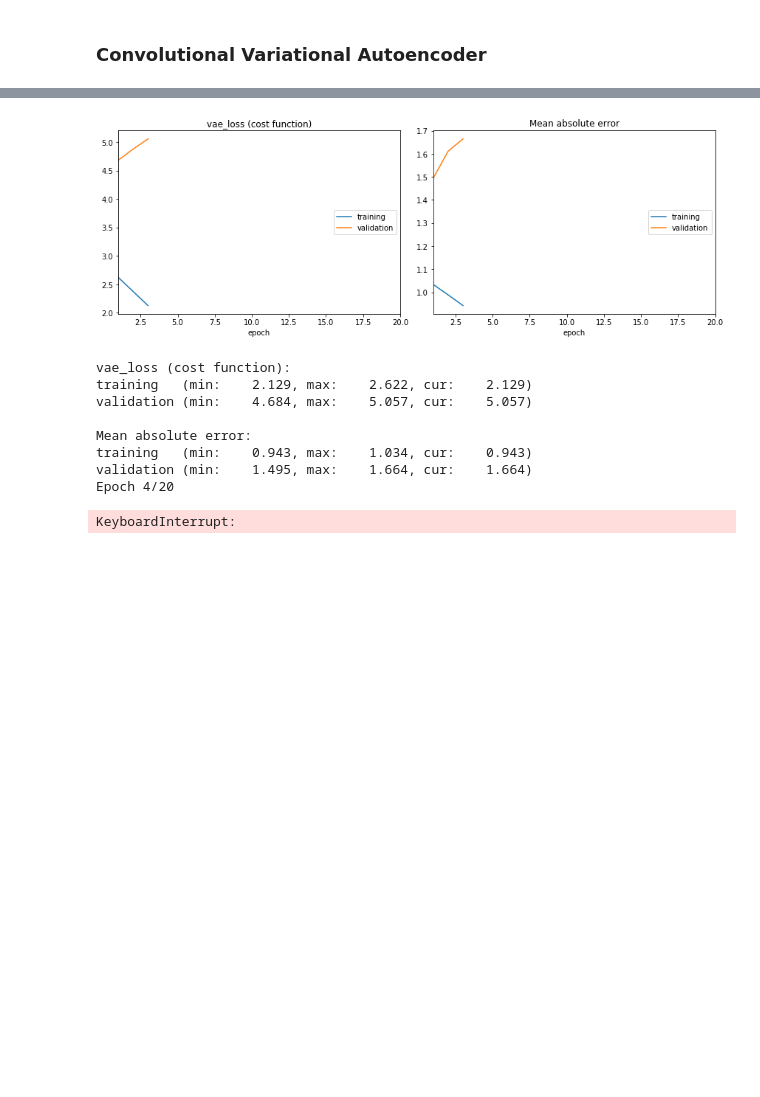
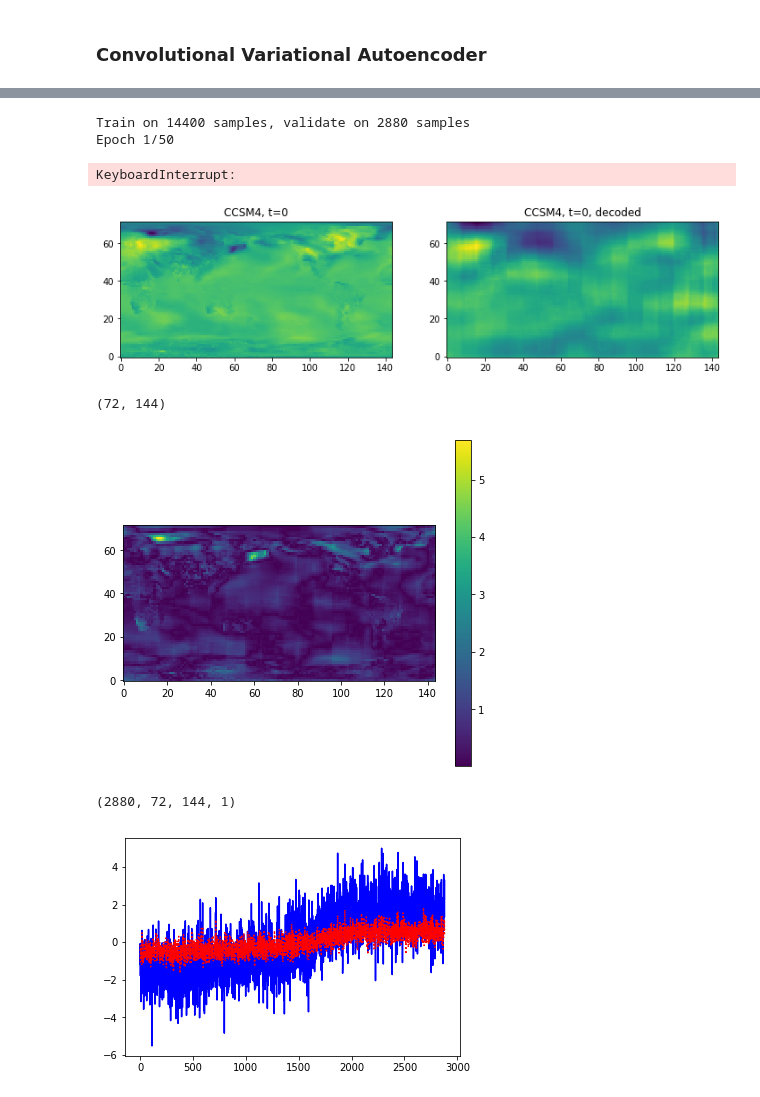
Before and after one commit to bgroenks96/cmip-embeddings, a Jupyter notebook: deep_embeddings.ipynb, the cells around one changed output, grey strips where cells are left out. Saved outputs shown, nothing was run; the diff lists cells and outputs as text; code cells hidden in the pictures; blank space fills up the shorter version.

```diff
--- a/deep_embeddings.ipynb
+++ b/deep_embeddings.ipynb
@@ -353,26 +356,34 @@ KeyboardInterrupt:
 # %% [markdown]
 ### Convolutional Variational Autoencoder
 # %%
-latent_dims = 256
+latent_x, latent_y = 18,36
+latent_dims = latent_x*latent_y
+N_feat_maps = 16
+epsilon_std = 1
 
 input_0 = Input(batch_shape=(None, N_lat, N_lon, 1))
-conv_0 = Conv2D(4, (3,3), activation='relu', padding='same')(BatchNormalization()(input_0))
-conv_1 = Conv2D(4, (3,3), strides=(2,4), activation='relu', padding='same')(BatchNormalization()(conv_0))
-conv_2 = Conv2D(N_chan, (3,3), activation='relu', padding='same')(BatchNormalization()(conv_1))
-
-epsilon_std = 1
-z_mean = Dense(latent_dims)(Flatten()(conv_2))
-z_log_sigma = Dense(latent_dims)(Flatten()(conv_2))
+conv_0 = Conv2D(N_feat_maps, (3,3), activation='relu', padding='same')(input_0)
+conv_1 = Conv2D(N_feat_maps, (3,3), strides=(2,2), activation='relu', padding='same')(conv_0)
+conv_2 = Conv2D(N_feat_maps, (3,3), activation='relu', padding='same')(conv_1)
+conv_3 = Conv2D(N_feat_maps, (3,3), strides=(2,2), activation='relu', padding='same')(conv_2)
+#conv_4 = Conv2D(N_feat_maps, (3,3), activation='relu', padding='same')(conv_1)
+#conv_5 = Conv2D(N_feat_maps, (3,3), strides=(2,2), activation='relu', padding='same')(conv_3)
+z_mean = Dense(latent_dims, kernel_regularizer=l2(1.0E-5))(Flatten()(conv_3))
+z_log_sigma = Dense(latent_dims, kernel_regularizer=l2(1.0E-5))(Flatten()(conv_3))
 def sampling(args):
     z_mean, z_log_sigma = args
-    epsilon = K.random_normal(shape=(BATCH_SIZE, 18, 18, 4), mean=0., stddev=epsilon_std)
+    epsilon = K.random_normal(shape=K.shape(z_mean), mean=0., stddev=epsilon_std)
     return z_mean + K.exp(z_log_sigma) * epsilon
 z = Lambda(sampling)([z_mean, z_log_sigma])
-
-dense = Dense(36*36*N_chan, activation='relu')(z)
-conv_6 = Conv2D(4, (3,3), activation='relu', padding='same')(UpSampling2D((2,4))(Reshape((36, 36, N_chan))(dense)))
-conv_7 = Conv2D(1, (3,3), padding='same')(conv_6)
-vae_model = Model(inputs=input_0, outputs=conv_7)
+reshaped = Reshape((latent_x,latent_y,N_chan))(z)
+#conv_6 = Conv2D(N_feat_maps, (3,3), kernel_regularizer=l2(1.0E-5), activation='linear', padding='same') \
+#               (UpSampling2D((2,2))(reshaped))
+conv_7 = Conv2D(N_feat_maps, (3,3), kernel_regularizer=l2(1.0E-5), activation='linear', padding='same') \
+               (UpSampling2D((2,2))(reshaped))
+conv_8 = Conv2D(N_feat_maps, (3,3), kernel_regularizer=l2(1.0E-5), activation='linear', padding='same') \
+               (UpSampling2D((2,2))(conv_7))
+conv_9 = Conv2D(1, (3,3), kernel_regularizer=l2(1.0E-5), activation='linear', padding='same')(conv_8)
+vae_model = Model(inputs=input_0, outputs=conv_9)
 def vae_loss(x, x_):
     mse_loss = mse(K.flatten(x), K.flatten(x_))
     kl_loss = - 0.5 * K.mean(1 + z_log_sigma - K.square(z_mean) - K.exp(z_log_sigma), axis=-1)
@@ -399,15 +410,19 @@ Non-trainable params: 22
 __________________________________________________________________________________________________
 None
-# %%
-vae_model.fit(X_stacked, X_stacked, batch_size=BATCH_SIZE, epochs=20, shuffle=True, validation_split=0.2, callbacks=[PlotLossesCallback()])
-# %% [output]
-[figure, removed]
-vae_loss (cost function):
-training   (min:    2.129, max:    2.622, cur:    2.129)
-validation (min:    4.684, max:    5.057, cur:    5.057)
-
-Mean absolute error:
-training   (min:    0.943, max:    1.034, cur:    0.943)
-validation (min:    1.495, max:    1.664, cur:    1.664)
-Epoch 4/20
-KeyboardInterrupt:
+# %%
+callbacks = [EarlyStopping(min_delta=1.0E-5, patience=5, restore_best_weights=True), PlotLossesCallback()]
+vae_model.fit(X_train, X_train, batch_size=BATCH_SIZE, epochs=50, shuffle=True, validation_data=(X_valid,X_valid), callbacks=callbacks)
+# %% [output]
+Train on 14400 samples, validate on 2880 samples
+Epoch 1/50
+KeyboardInterrupt:
+# %%
+plot_var_spatial(X_ccsm4_arr, vae_model, name="CCSM4")
+plot_err_spatial(X_ccsm4_arr, vae_model, name="CCSM4")
+plot_var_time(X_ccsm4_arr, vae_model)
+# %% [output]
+[figure, added]
+(72, 144)
+[figure, added]
+(2880, 72, 144, 1)
+[figure, added]
```
Also changed, not shown: parts of 19 cells of this notebook, 1 other file.
